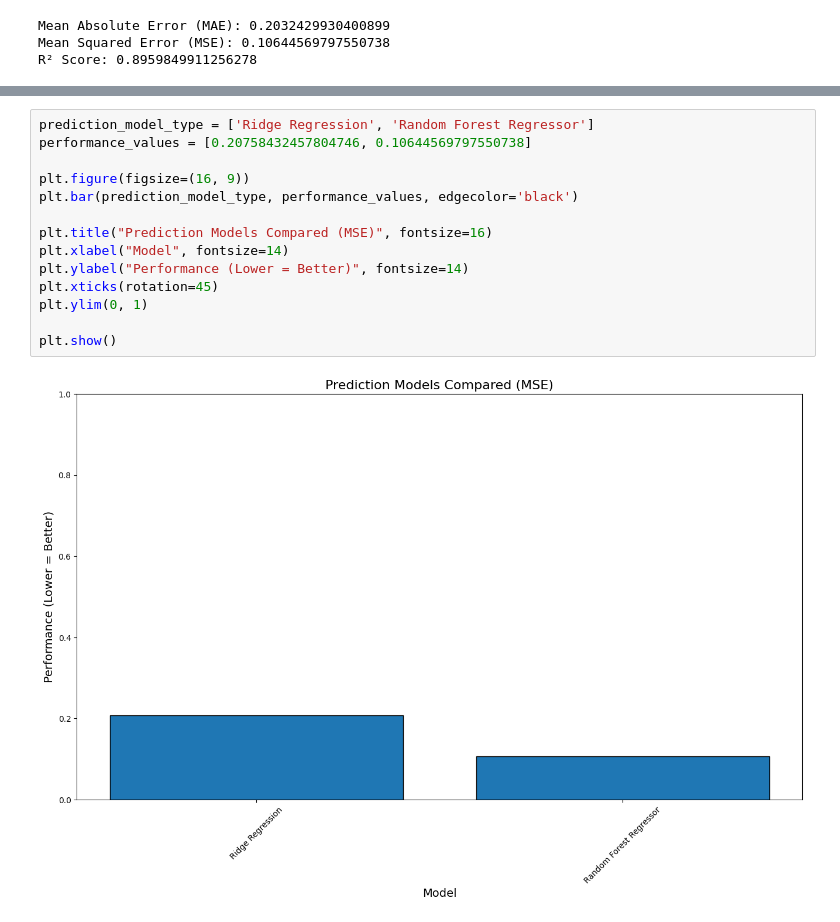
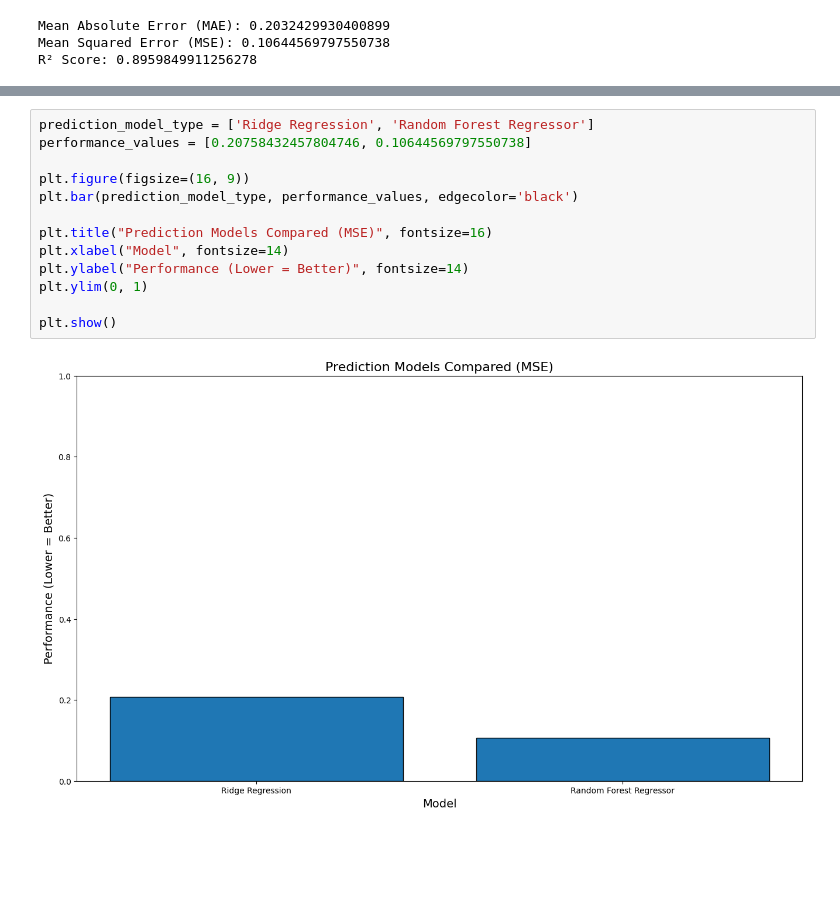
Before and after one commit to brandon-s-lin/Salary-Prediction-Model, a Jupyter notebook: Final Project Code Visuals and Machine Learning Models.ipynb, the cells around one changed output, grey strips where cells are left out. Saved outputs shown, nothing was run; the diff lists cells and outputs as text; blank space fills up the shorter version.

```diff
--- a/Final Project Code Visuals and Machine Learning Models.ipynb
+++ b/Final Project Code Visuals and Machine Learning Models.ipynb
@@ -355,19 +354,18 @@ plt.show()
 # %%
 prediction_model_type = ['Ridge Regression', 'Random Forest Regressor']
 performance_values = [0.20758432457804746, 0.10644569797550738]
 
 plt.figure(figsize=(16, 9))
 plt.bar(prediction_model_type, performance_values, edgecolor='black')
 
 plt.title("Prediction Models Compared (MSE)", fontsize=16)
 plt.xlabel("Model", fontsize=14)
 plt.ylabel("Performance (Lower = Better)", fontsize=14)
-plt.xticks(rotation=45)
 plt.ylim(0, 1)
 
 plt.show()
 # %% [output]
-[figure, old version]
+[figure, new version]
 # %%
 prediction_model_type = ['Ridge Regression', 'Random Forest Regressor']
 performance_values = [0.797155866570255, 0.8959849911256278]
```
Also changed, not shown: parts of 2 cells of this notebook.
